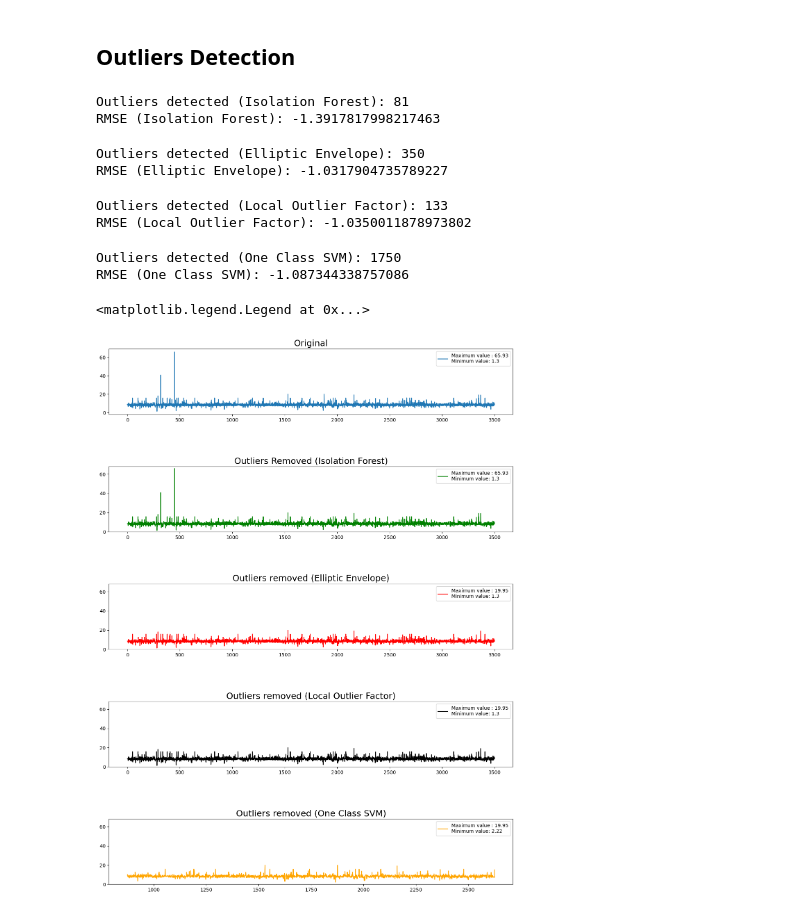
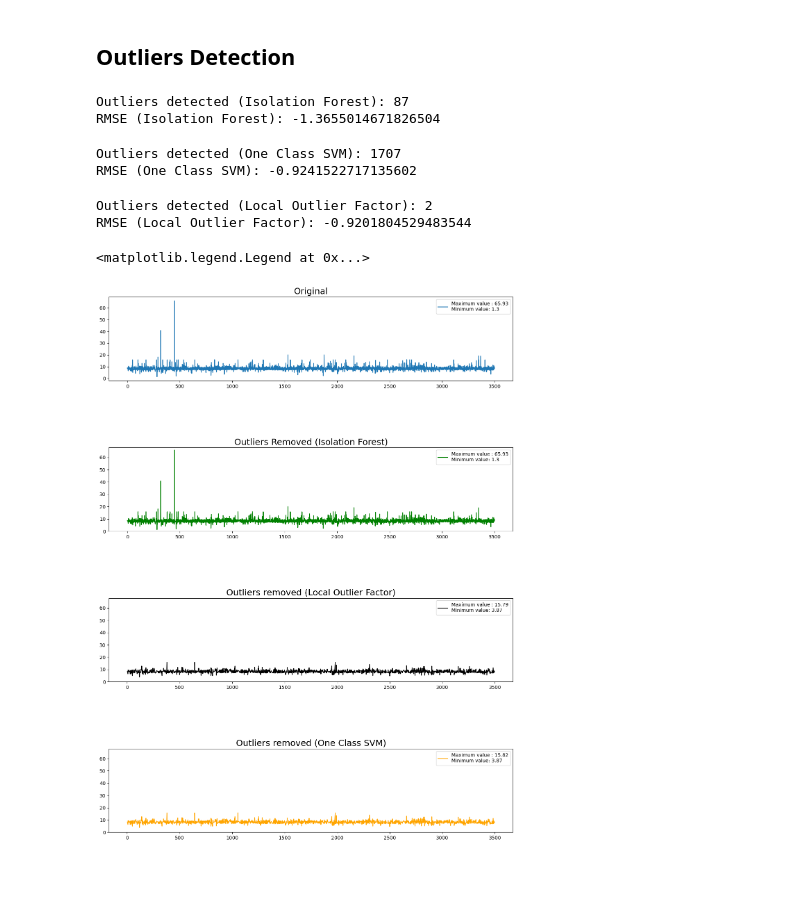
Before and after one commit to Abdulrahman-Adel/Kaggle-Adventures, a Jupyter notebook: data-centric-way-eda-outliers-fs.ipynb, the cells around one changed output. Cells and saved outputs as stored; diff of their text form; code cells hidden in the pictures; blank space fills up the shorter version.

Commit message:
Kaggle Notebook | DATA CENTRIC WAY | EDA | OUTLIERS | FS | Version 8

```diff
--- a/data-centric-way-eda-outliers-fs.ipynb
+++ b/data-centric-way-eda-outliers-fs.ipynb
@@ -69,7 +71,7 @@ RMSE (BASELINE): -1.3770624373999154
 ## Outliers Detection
 # %%
 iso = IsolationForest(random_state = 0)
-yhat = iso.fit_predict(data)
+yhat = iso.fit_predict(data.drop('id', axis = 1))
 
 print('Outliers detected (Isolation Forest): {}'.format(np.count_nonzero(yhat == -1)))
 
@@ -87,38 +89,38 @@ scores = cross_val_score(rf,
 
 print(f'RMSE (Isolation Forest): {scores.mean()}')
 # %% [output]
-Outliers detected (Isolation Forest): 81
-RMSE (Isolation Forest): -1.3917817998217463
+Outliers detected (Isolation Forest): 87
+RMSE (Isolation Forest): -1.3655014671826504
 # %%
-ee = EllipticEnvelope()
-yhat = ee.fit_predict(data.drop('id', axis = 1))
+svm = OneClassSVM()
+yhat = svm.fit_predict(data_ISO.drop('id', axis = 1))
 
-print('Outliers detected (Elliptic Envelope): {}'.format(np.count_nonzero(yhat == -1)))
+print('Outliers detected (One Class SVM): {}'.format(np.count_nonzero(yhat == -1)))
 
 mask = yhat != -1
-data_EE = data.loc[mask, :]
+data_SVM = data_ISO.loc[mask, :]
 
-X_EE, Y_EE = data_EE.drop('target', axis = 1), data_EE.target
+X_SVM, Y_SVM = data_SVM.drop('target', axis = 1), data_SVM.target
 
 scores = cross_val_score(rf,
-                         X_EE,
-                         Y_EE,
+                         X_SVM,
+                         Y_SVM,
                          cv = 10,
                          scoring = 'neg_root_mean_squared_error',
                          n_jobs = -1)
 
-print(f'RMSE (Elliptic Envelope): {scores.mean()}')
+print(f'RMSE (One Class SVM): {scores.mean()}')
 # %% [output]
-Outliers detected (Elliptic Envelope): 350
-RMSE (Elliptic Envelope): -1.0317904735789227
+Outliers detected (One Class SVM): 1707
+RMSE (One Class SVM): -0.9241522717135602
 # %%
 lof = LocalOutlierFactor()
-yhat = lof.fit_predict(data)
+yhat = lof.fit_predict(data_SVM.drop('id', axis = 1))
 
 print('Outliers detected (Local Outlier Factor): {}'.format(np.count_nonzero(yhat == -1)))
 
 mask = yhat != -1
-data_LOF = data.loc[mask, :]
+data_LOF = data_SVM.loc[mask, :]
 
 X_LOF, Y_LOF = data_LOF.drop('target', axis = 1), data_LOF.target
 
@@ -131,57 +133,30 @@ scores = cross_val_score(rf,
 
 print(f'RMSE (Local Outlier Factor): {scores.mean()}')
 # %% [output]
-Outliers detected (Local Outlier Factor): 133
-RMSE (Local Outlier Factor): -1.0350011878973802
+Outliers detected (Local Outlier Factor): 2
+RMSE (Local Outlier Factor): -0.9201804529483544
-# %%
-svm = OneClassSVM()
-yhat = svm.fit_predict(data)
-
-print('Outliers detected (One Class SVM): {}'.format(np.count_nonzero(yhat == -1)))
-
-mask = yhat != -1
-data_SVM = data.loc[mask, :]
-
-X_SVM, Y_SVM = data_SVM.drop('target', axis = 1), data_SVM.target
-
-scores = cross_val_score(rf,
-                         X_SVM,
-                         Y_SVM,
-                         cv = 10,
-                         scoring = 'neg_root_mean_squared_error',
-                         n_jobs = -1)
-
-print(f'RMSE (One Class SVM): {scores.mean()}')
-# %% [output]
-Outliers detected (One Class SVM): 1750
-RMSE (One Class SVM): -1.087344338757086
 # %%
-fig, axs = plt.subplots(5)
+fig, axs = plt.subplots(4)
 fig.subplots_adjust(hspace = 0.8)
 
 axs[0].set_title('Original', fontsize = 18)
 axs[0].plot(y, label = f'Maximum value : {max(y)}\nMinimum value: {min(y)}')
 axs[0].legend()
 
 axs[1].set_title('Outliers Removed (Isolation Forest)', fontsize = 18)
 axs[1].set_ylim(0, 68)
 axs[1].plot(Y_ISO, color = 'green', label = f'Maximum value : {max(Y_ISO)}\nMinimum value: {min(Y_ISO)}')
 axs[1].legend()
 
-axs[2].set_title('Outliers removed (Elliptic Envelope)', fontsize = 18)
+axs[2].set_title('Outliers removed (Local Outlier Factor)', fontsize = 18)
 axs[2].set_ylim(0, 68)
-axs[2].plot(Y_EE, color = 'red', label = f'Maximum value : {max(Y_EE)}\nMinimum value: {min(Y_EE)}')
+axs[2].plot(Y_LOF, color = 'black', label = f'Maximum value : {max(Y_LOF)}\nMinimum value: {min(Y_LOF)}')
 axs[2].legend()
 
-axs[3].set_title('Outliers removed (Local Outlier Factor)', fontsize = 18)
+axs[3].set_title('Outliers removed (One Class SVM)', fontsize = 18)
 axs[3].set_ylim(0, 68)
-axs[3].plot(Y_LOF, color = 'black', label = f'Maximum value : {max(Y_LOF)}\nMinimum value: {min(Y_LOF)}')
+axs[3].plot(Y_SVM, color = 'orange', label = f'Maximum value : {max(Y_SVM)}\nMinimum value: {min(Y_SVM)}')
 axs[3].legend()
-
-axs[4].set_title('Outliers removed (One Class SVM)', fontsize = 18)
-axs[4].set_ylim(0, 68)
-axs[4].plot(Y_SVM, color = 'orange', label = f'Maximum value : {max(Y_SVM)}\nMinimum value: {min(Y_SVM)}')
-axs[4].legend()
 # %% [output]
 <matplotlib.legend.Legend at 0x...>
-[figure, old version]
+[figure, new version]
```
Also changed, not shown: parts of 9 cells of this notebook.
